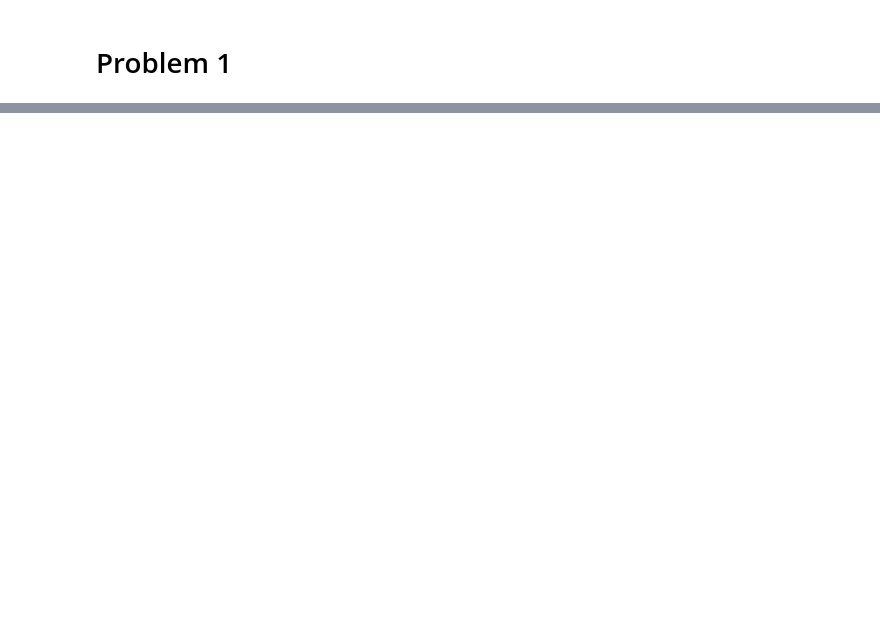
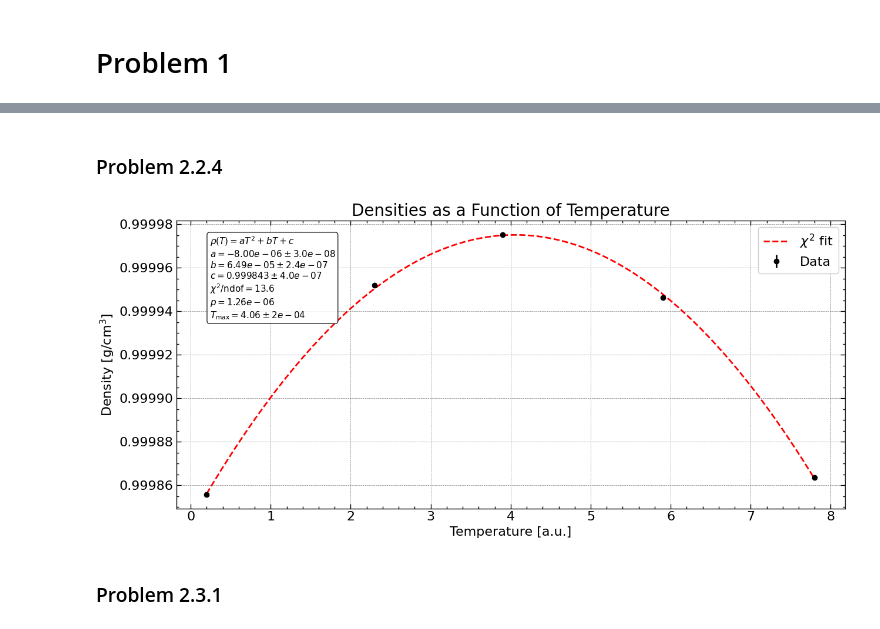
Before and after one commit to tobiassanta/AppStat2025, a Jupyter notebook: Exam/AppStatExam.ipynb, the cells around one changed output, grey strips where cells are left out. Cells and saved outputs as stored; diff of their text form; code cells hidden in the pictures; blank space fills up the shorter version.

```diff
--- a/Exam/AppStatExam.ipynb
+++ b/Exam/AppStatExam.ipynb
@@ -47,0 +153,5 @@ print(N1_array)
+# %%
+df = pd.read_csv('data_WaterDensity.csv', header=0)
+temp, density = df.values.T
+df
+temp
@@ -47,0 +167,13 @@ print(N1_array)
+# %%
+density1 = density[:20]
+density2 = density[20:40]
+density3 = density[40:60]
+density4 = density[60:80]
+density5 = density[80:100]
+
+densities = [density1, density2, density3, density4, density5]
+
+for i, dens in enumerate(densities, start = 1):
+    mean    = np.mean(dens)
+    err     = np.std(dens, ddof = 1) / np.sqrt(len(dens))
+    print(f"Temperature {i}: {mean:.6f} +- {err:.6f}")
@@ -47,0 +274,54 @@ print(N1_array)
+# %% [markdown]
+### Problem 2.2.4
+# %%
+temperature_list = list(set(temp))
+
+def quardratic(T, a, b, c):
+    return a*T**2 + b*T + c
+
+cfit = cost.LeastSquares(temperature_list, means, sems, quardratic)
+m = Minuit(cfit, a = -1e-6, b = 0, c = 1)
+m.migrad()
+m.hesse()
+
+a, b, c             = m.values["a"], m.values["b"], m.values["c"]
+a_err, b_err, c_err = m.errors["a"], m.errors["b"], m.errors["c"]
+chi2_value          = m.fval
+ndof                = len(temperature_list) - m.nfit
+p_value             = chi2.sf(chi2_value, ndof)
+T_max               = -b / (2*a)
+T_fit               = np.linspace(min(temperature_list), max(temperature_list), 500)
+density_fit         = a*T_fit**2 + b*T_fit + c
+
+textstr = (
+    r"$\rho(T)=aT^2+bT+c$" "\n"
+    rf"$a = {a:.2e} \pm {a_err:.1e}$" "\n"
+    rf"$b = {b:.2e} \pm {b_err:.1e}$" "\n"
+    rf"$c = {c:.6f} \pm {c_err:.1e}$" "\n"
+    rf"$\chi^2/\mathrm{{ndof}} = {chi2_value/ndof:.1f}$" "\n"
+    rf"$p = {p_value:.2e}$" "\n"
+    rf"$T_{{\max}} = {T_max:.2f} \pm {b_err**2/(4*a**2) + b**2 * a_err**2 / (4*a**2):.0e}$"
+)
+
+
+plt.figure(figsize = (13,6))
+plt.plot(T_fit, density_fit, '--', color = 'red', label = r'$\chi^2$ fit')
+plt.errorbar(temperature_list, means, yerr = sems, fmt = 'o', color = 'black', label = 'Data')
+plt.title('Densities as a Function of Temperature', fontsize = 20)
+plt.xlabel('Temperature [a.u.]')
+plt.ylabel(r'Density [g/cm$^3$]')
+plt.legend()
+
+plt.text(
+    0.05, 0.95, textstr,
+    transform=plt.gca().transAxes,
+    fontsize=11,
+    verticalalignment='top',
+    bbox=dict(boxstyle='round', facecolor='white', alpha=0.85)
+)
+plt.tight_layout()
+#plt.savefig('Problem 2.2.4.png', dpi = 300)
+# %% [output]
+[figure, added]
+# %% [markdown]
+### Problem 2.3.1
```
Also changed, not shown: parts of 22 cells of this notebook.
